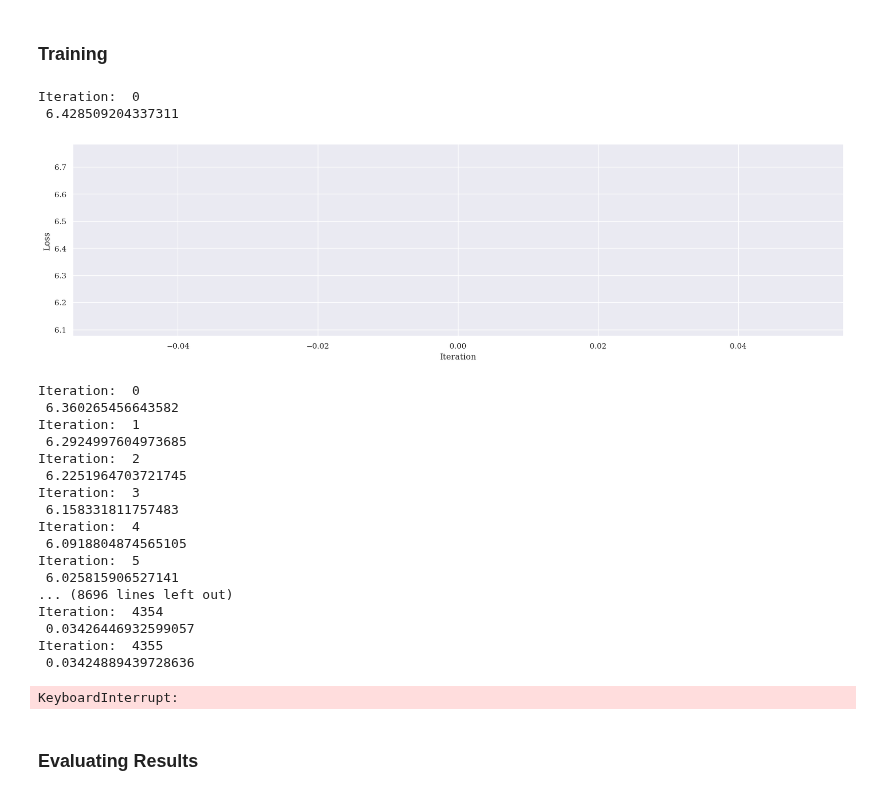
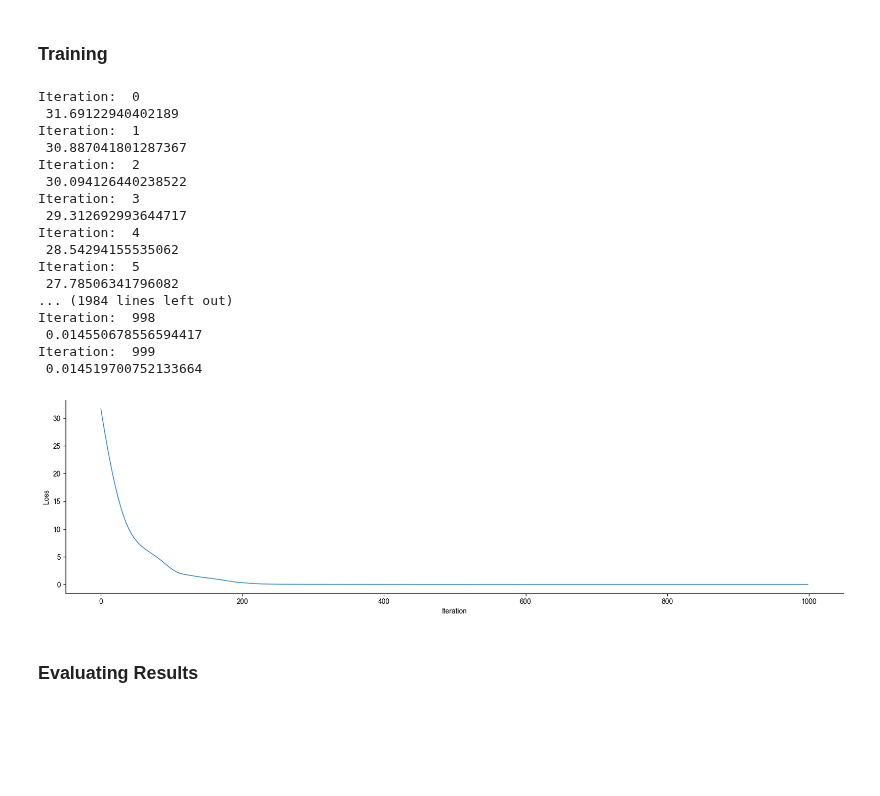
Before and after one commit to Fox-King777/ODE_System_Solver, a Jupyter notebook: solving_epidemic_system.ipynb, the cells around one changed output. Drawn from its saved outputs; the diff is of its cells as text; code cells hidden in the pictures; blank space fills up the shorter version.

```diff
--- a/solving_epidemic_system.ipynb
+++ b/solving_epidemic_system.ipynb
@@ -70,30 +70,45 @@ def trial_solution(
 # %%
 def train():
     t = np.arange(0, 50, 0.1)
-    hidden_sizes = np.array([10])
+    hidden_sizes = np.array([100])
     activation_fns = [sigmoid] * (len(hidden_sizes)) + [lambda x: x]
     nn_weights_1 = init_weights(1, hidden_sizes, 1)
     nn_weights_2 = init_weights(1, hidden_sizes, 1)
     nn_weights_3 = init_weights(1, hidden_sizes, 1)
     adam(
         t,
         [nn_weights_1, nn_weights_2, nn_weights_3],
         activation_fns,
         trial_solution,
         derivative,
-        num_iters=1,
+        num_iters=1000,
         step_size=0.001,
         threshold=0.0032,
     )
 
     return [nn_weights_1, nn_weights_2, nn_weights_3], activation_fns
 
 
 weights_list, activation_fns = train()
 # %% [output]
 Iteration:  0
- 6.428509204337311
+ 31.69122940402189
+Iteration:  1
+ 30.887041801287367
+Iteration:  2
+ 30.094126440238522
+Iteration:  3
+ 29.312692993644717
+Iteration:  4
+ 28.54294155535062
+Iteration:  5
+ 27.78506341796082
+... (1984 lines left out)
+Iteration:  998
+ 0.014550678556594417
+Iteration:  999
+ 0.014519700752133664
-[figure, old version]
+[figure, new version]
 # %%
 def continue_train(weights_list, activation_fns):
     t = np.arange(0, 50, 0.1)
@@ -103,8 +118,8 @@ def continue_train(weights_list, activation_fns):
         activation_fns,
         trial_solution,
         derivative,
-        num_iters=100000,
-        step_size=0.001,
+        num_iters=1000,
+        step_size=0.0001,
         threshold=0.0032,
     )
 
@@ -112,25 +127,6 @@ def continue_train(weights_list, activation_fns):
 
 
 weights_list, activation_fns = continue_train(weights_list, activation_fns)
-# %% [output]
-Iteration:  0
- 6.360265456643582
-Iteration:  1
- 6.2924997604973685
-Iteration:  2
- 6.2251964703721745
-Iteration:  3
- 6.158331811757483
-Iteration:  4
- 6.0918804874565105
-Iteration:  5
- 6.025815906527141
-... (8696 lines left out)
-Iteration:  4354
- 0.03426446932599057
-Iteration:  4355
- 0.03424889439728636
-KeyboardInterrupt:
 # %% [markdown]
 ### Evaluating Results
 # %%
```
Also changed, not shown: parts of 3 cells of this notebook, 2 other files.
